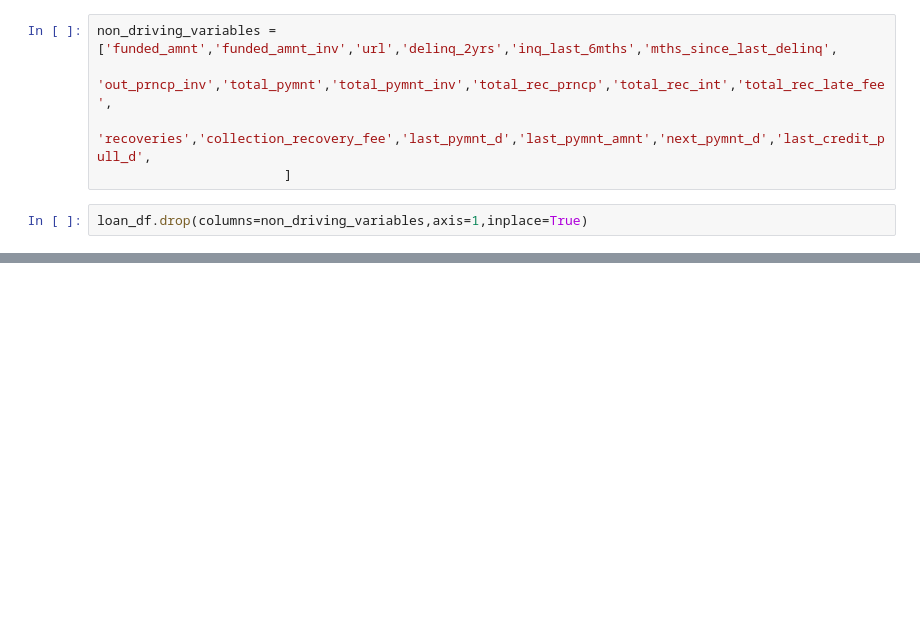
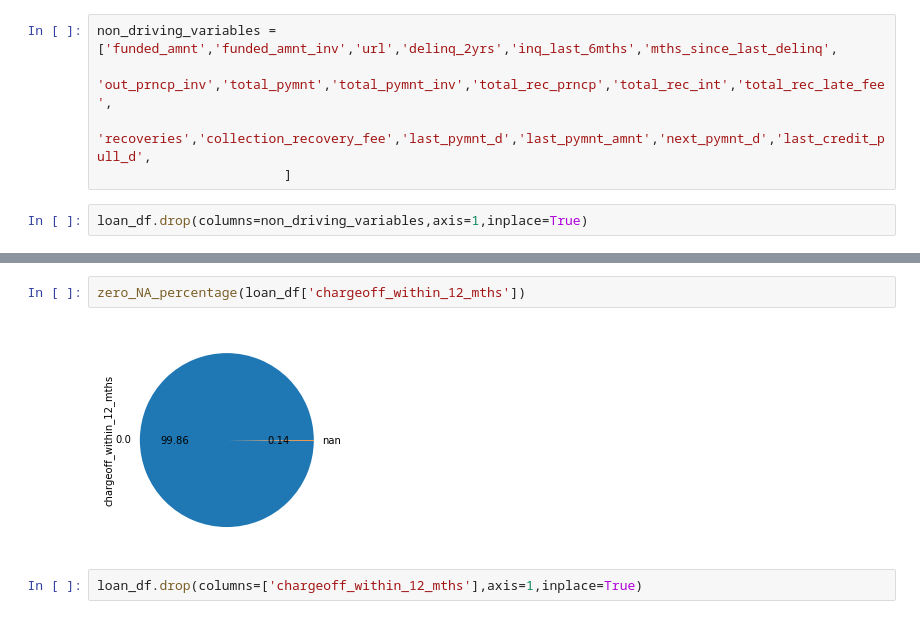
Before and after one commit to Silapada-Hansda/case_study_LG, a Jupyter notebook: Silapada_Hansda.ipynb, the cells around one changed output, grey strips where cells are left out. Drawn from its saved outputs; the diff is of its cells as text; blank space fills up the shorter version.

```diff
--- a/Silapada_Hansda.ipynb
+++ b/Silapada_Hansda.ipynb
@@ -56,0 +164,6 @@ loan_df.shape
+# %%
+zero_NA_percentage(loan_df['chargeoff_within_12_mths'])
+# %% [output]
+[figure, added]
+# %%
+loan_df.drop(columns=['chargeoff_within_12_mths'],axis=1,inplace=True)
```
Also changed, not shown: parts of 24 cells of this notebook.
